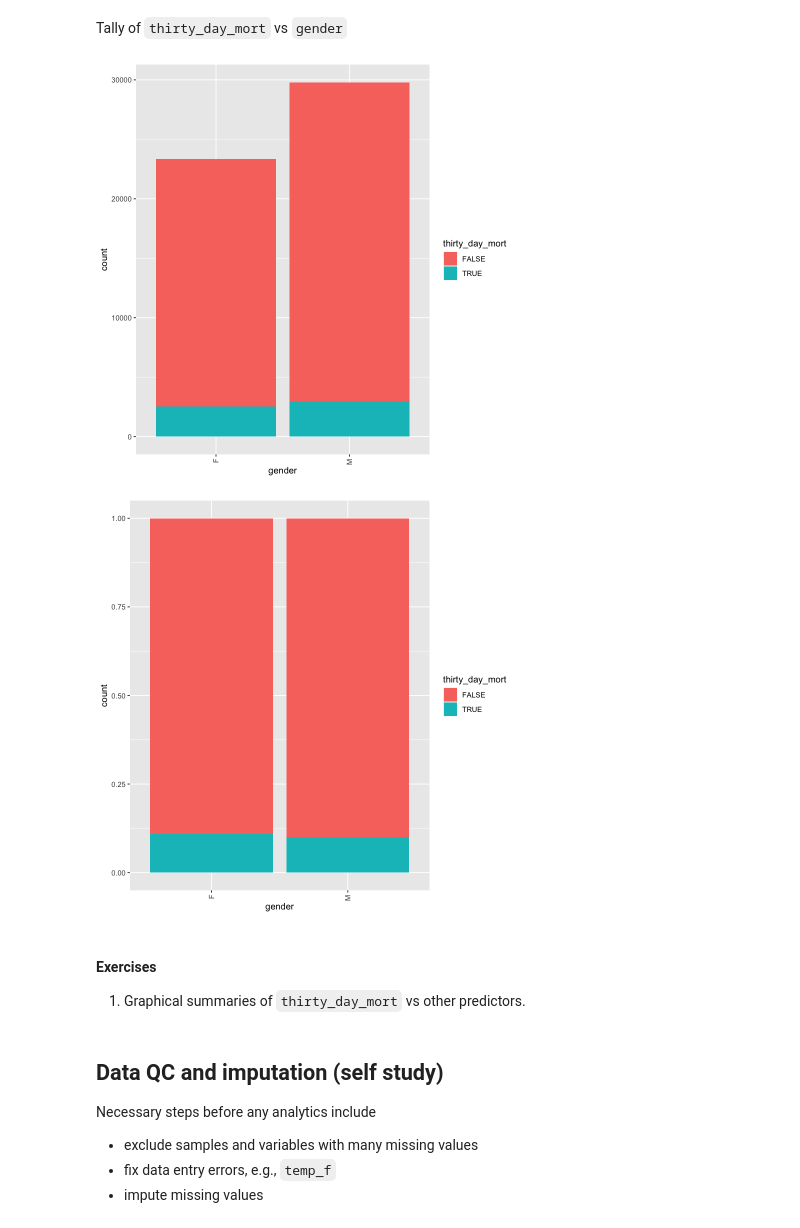
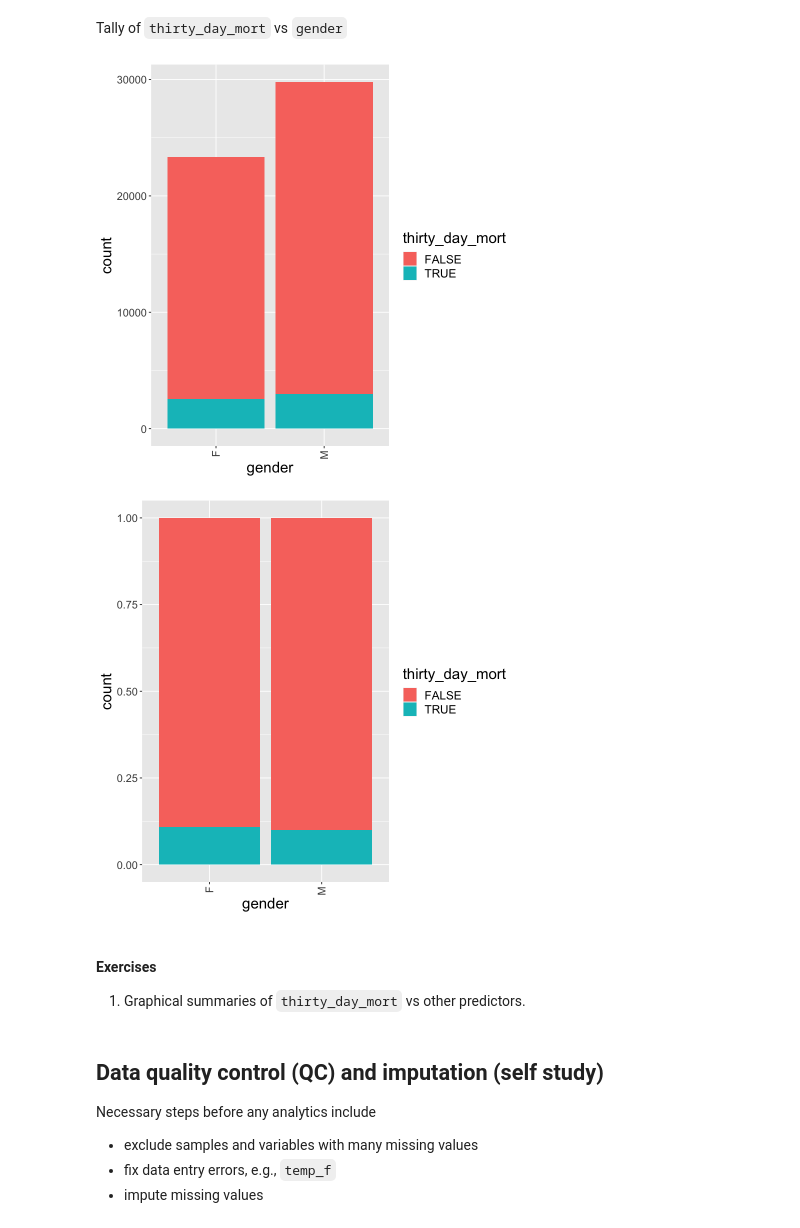
Before and after one commit to LangeSymposium/2022-July-Workshop, a Jupyter notebook: module1-02-R/module1-02-R.ipynb, the cells around one changed output. Drawn from its saved outputs; the diff is of its cells as text; code cells hidden in the pictures.

```diff
--- a/module1-02-R/module1-02-R.ipynb
+++ b/module1-02-R/module1-02-R.ipynb
@@ -75,0 +62,5 @@ mimic_path
+# %%
+# getwd() to check the current working directory, setwd() to change it
+# path to the MIMIC data
+mimic_path <- "/Users/qian/Documents/GitHub/2022-July-Workshop/MIMIC"
+mimic_path
@@ -662,22 +700,32 @@ Tally of `thirty_day_mort` vs `gender`
 mimic_icu_cohort %>%
   ggplot() +
   geom_bar(mapping = aes(x = gender, fill = thirty_day_mort)) +
-  theme(axis.text.x = element_text(angle = 90, vjust = 0.5, hjust=1))
+  theme(axis.text.x = element_text(angle = 90, vjust = 0.5, hjust=1, size=13),
+        axis.title.x = element_text(size = 18),
+        axis.title.y = element_text(size = 18),
+        axis.text.y = element_text(size = 13),
+        legend.title=element_text(size=18),
+        legend.text=element_text(size=14))
 # %% [output]
-[figure, old version]
+[figure, new version]
 # %%
 mimic_icu_cohort %>%
   ggplot() +
   geom_bar(mapping = aes(x = gender, fill = thirty_day_mort), position = "fill") +
-  theme(axis.text.x = element_text(angle = 90, vjust = 0.5, hjust=1))
+  theme(axis.text.x = element_text(angle = 90, vjust = 0.5, hjust=1, size=13),
+       axis.title.x = element_text(size = 18),
+        axis.title.y = element_text(size = 18),
+        axis.text.y = element_text(size = 13),
+        legend.title=element_text(size=18),
+        legend.text=element_text(size=14))
 # %% [output]
-[figure, old version]
+[figure, new version]
 # %% [markdown]
 #### Exercises
 
 1. Graphical summaries of `thirty_day_mort` vs other predictors.
 # %% [markdown]
-## Data QC and imputation (self study)
+## Data quality control (QC) and imputation (self study)
 
 Necessary steps before any analytics include
 - exclude samples and variables with many missing values
```
Also changed, not shown: parts of 37 cells of this notebook, 1 other file.
